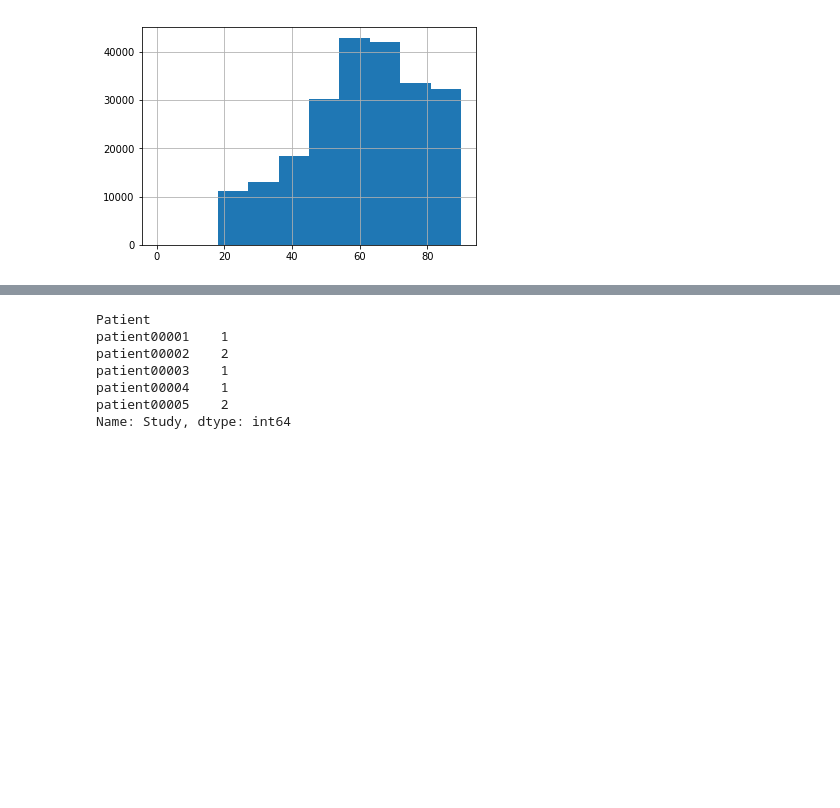
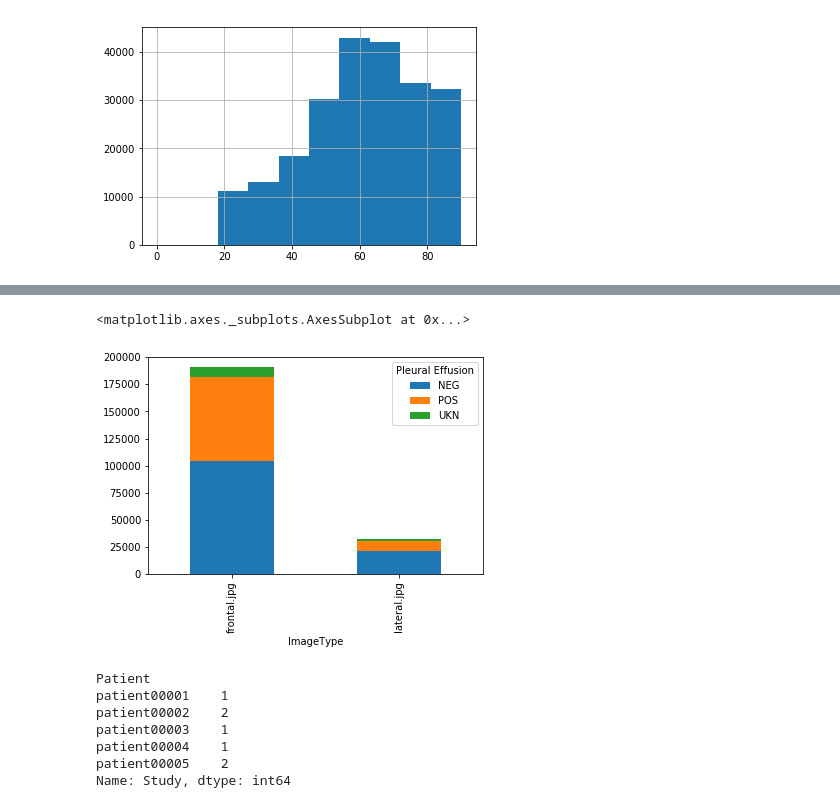
Before and after one commit to nateewall/AutomatedPathologyDetection, a Jupyter notebook: PreliminaryExploration.ipynb, the cells around one changed output, grey strips where cells are left out. Cells and saved outputs as stored; diff of their text form; code cells hidden in the pictures; blank space fills up the shorter version.

```diff
--- a/PreliminaryExploration.ipynb
+++ b/PreliminaryExploration.ipynb
@@ -137,3 +118,9 @@ Name: ImageType, dtype: int64
+# %%
+image_type = train.groupby(['ImageType', 'Pleural Effusion']).size().unstack()
+image_type.plot(kind="bar", stacked=True)
+# %% [output]
+<matplotlib.axes._subplots.AxesSubplot at 0x...>
+[figure, added]
 # %%
 patients = train.groupby(['Patient'])['Study'].nunique()
 patients.head()
```
Also changed, not shown: parts of 9 cells of this notebook, 1 other file.
